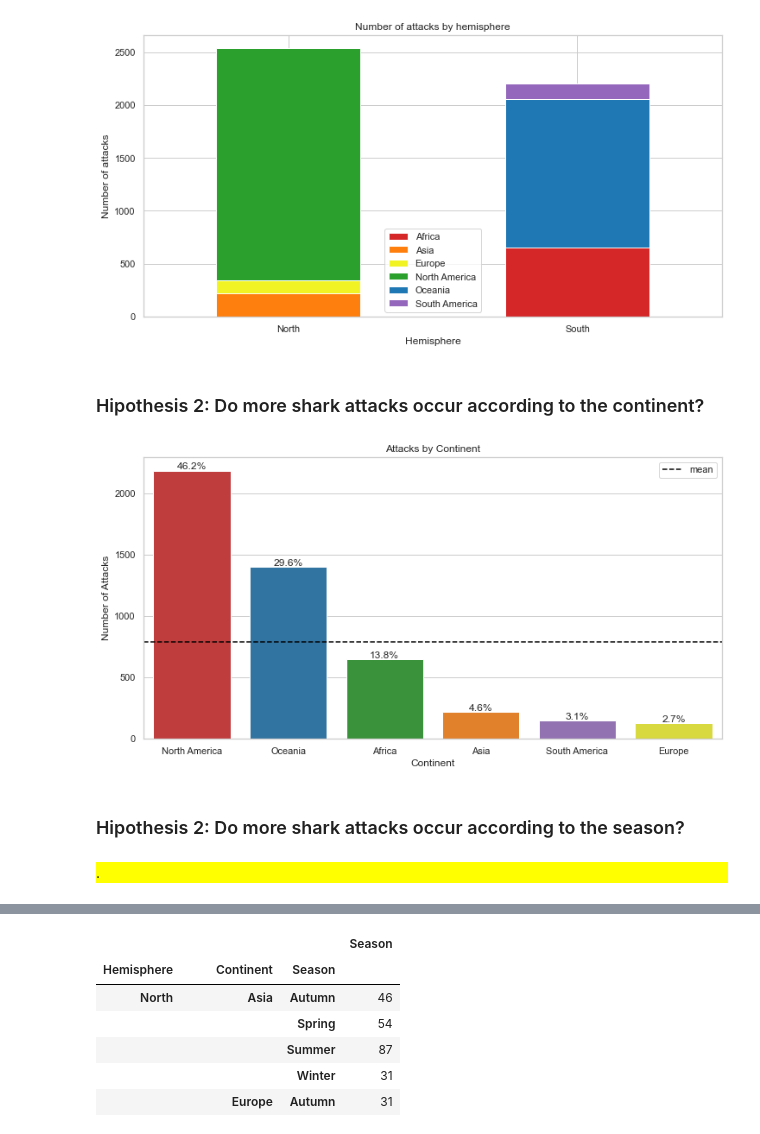
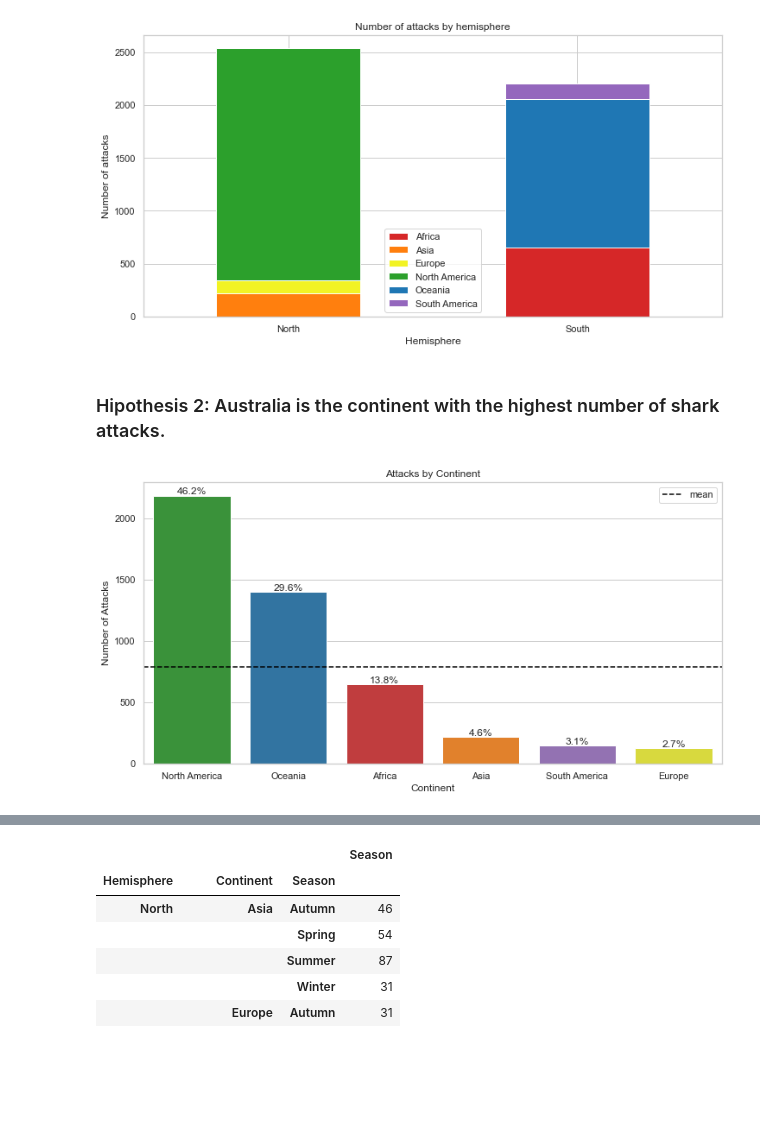
Before and after one commit to bripollc/01_EDA_Sharks, a Jupyter notebook: Visualization.ipynb, the cells around one changed output, grey strips where cells are left out. Saved outputs shown, nothing was run; the diff lists cells and outputs as text; code cells hidden in the pictures; blank space fills up the shorter version.

```diff
--- a/Visualization.ipynb
+++ b/Visualization.ipynb
@@ -104,48 +108,42 @@ plt.show()
 # %% [output]
 [figure]
-# %% [markdown]
-### Hipothesis 2: Do more shark attacks occur according to the continent?
+# %% [markdown]
+### Hipothesis 2: Australia is the continent with the highest number of shark attacks.
 # %%
 # COUNTPLOT
 hip_2 = sns.countplot(x=continent_season["Continent"],
-                      palette = ["#", "#1f77b4", "#d62728", "#ff7f0e", "#9467bd", "#f2f324"],
+                      palette = ["#2ca02c", "#1f77b4", "#d62728", "#ff7f0e", "#9467bd", "#f2f324"],
                       order = continent_season["Continent"].value_counts().index);
 
 #TITLES
 hip_2.set_xlabel("Continent")
 hip_2.set_ylabel("Number of Attacks")
 hip_2.set_title("Attacks by Continent")
 
 #MEDIAN
     # Calculate the median of the values of continents
 median_continents = continent_season["Continent"].value_counts().mean()
     # Add an horizontal bar for the median
 hip_2.axhline(y=median_continents, color="black",label="mean", linestyle="dashed")
 
 #PERCENTAGE
     # Display the % that represents each Continent
 total = float(len(continent_season))
 for bar in hip_2.patches:
     # Obtain the height of the bar
     height = bar.get_height()
     # Calculate the percentage corresponding to the bar height
     percent = '{:.1%}'.format(height/total)
     # Calculate the position of the center of the bar
     x = bar.get_x() + bar.get_width() / 2
     y = height + 10
 
     hip_2.annotate(percent, (x, y), ha='center')
 
 plt.legend()
 
 plt.show()
 
-hip_2.figure.savefig('src/attacks_by_continent.png', dpi=600)
+#hip_2.figure.savefig('images/attacks_by_continent.png', dpi=600)
 # %% [output]
-[figure, old version]
+[figure, new version]
-# %% [markdown]
-### Hipothesis 2: Do more shark attacks occur according to the season?
-# %% [markdown]
-<div style="background-color: yellow;">
-.
-</div>
```
Also changed, not shown: parts of 18 cells of this notebook, 13 other files.
